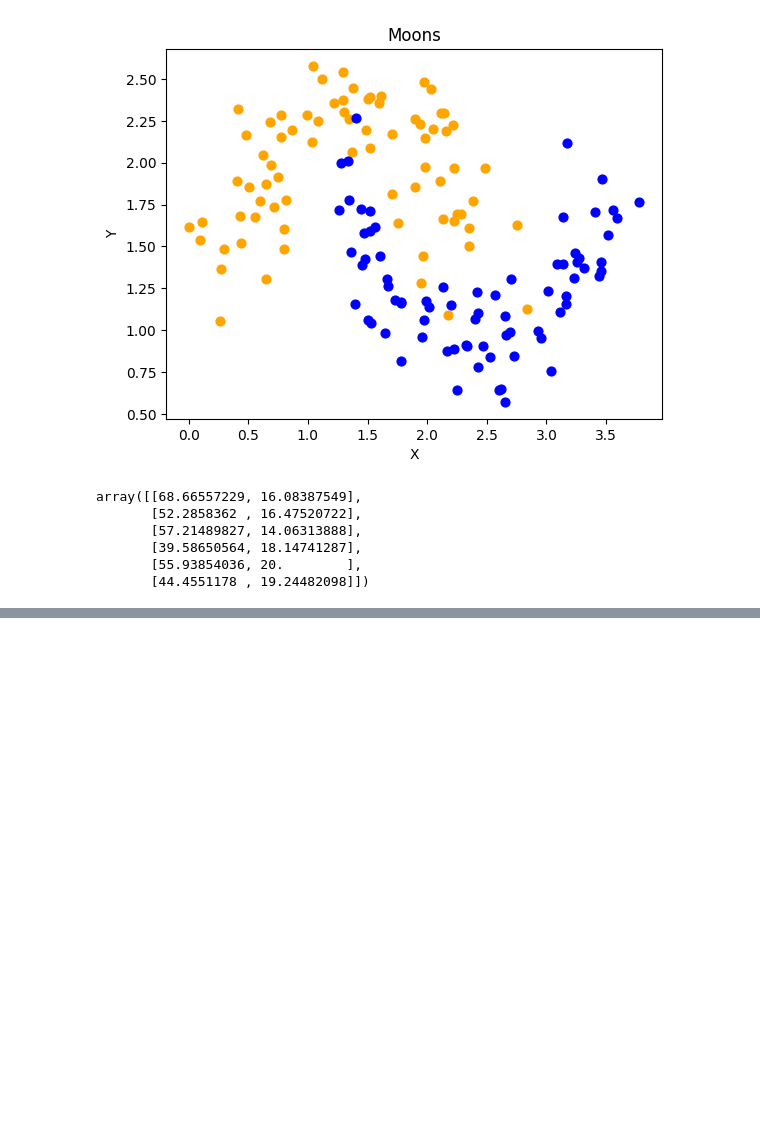
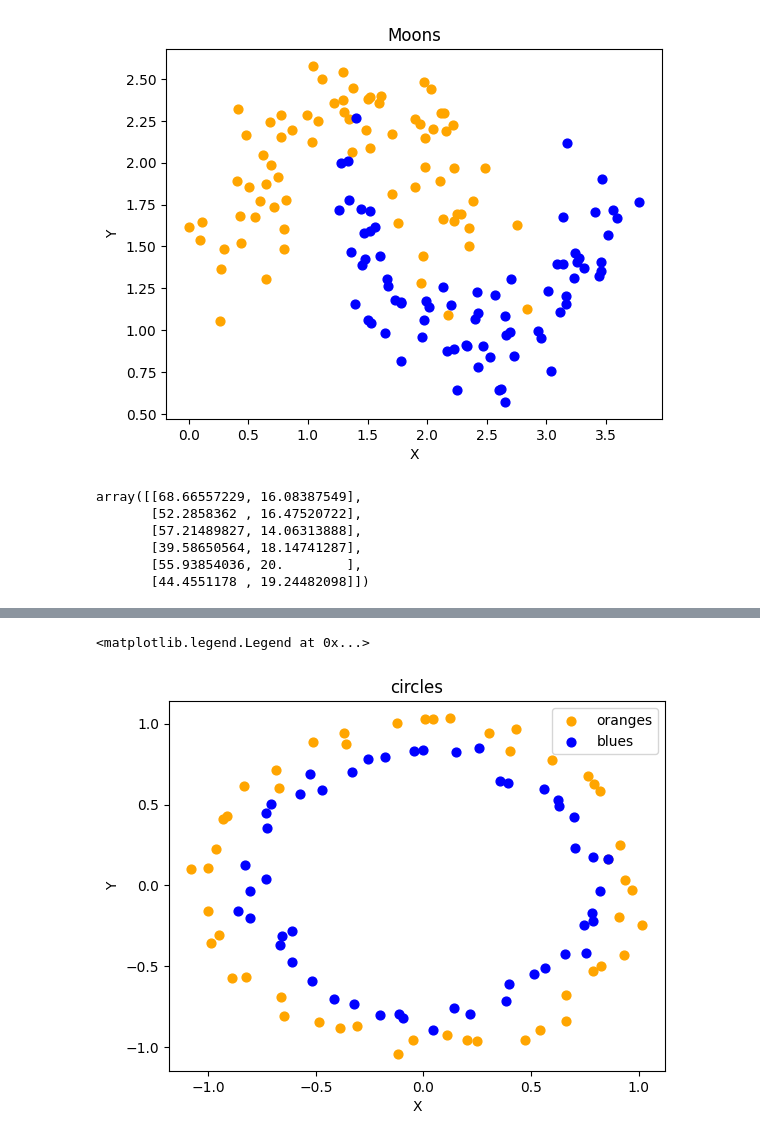
Before and after one commit to harmkenn/Python-Workbooks, a Jupyter notebook: python-course.eu/F_PC06_ArtificialData.ipynb, the cells around one changed output, grey strips where cells are left out. Saved outputs shown, nothing was run; the diff lists cells and outputs as text; code cells hidden in the pictures; blank space fills up the shorter version.

```diff
--- a/python-course.eu/F_PC06_ArtificialData.ipynb
+++ b/python-course.eu/F_PC06_ArtificialData.ipynb
@@ -390,0 +443,22 @@ array([[68.66557229, 16.08387549],
+# %%
+import sklearn.datasets as ds
+data, labels = ds.make_circles(n_samples=100,
+                             shuffle=True,
+                             noise=0.05,
+                             random_state=None)
+fig, ax = plt.subplots()
+
+ax.scatter(data[labels==0, 0], data[labels==0, 1],
+               c='orange', s=40, label='oranges')
+ax.scatter(data[labels==1, 0], data[labels==1, 1],
+               c='blue', s=40, label='blues')
+
+ax.set(xlabel='X',
+       ylabel='Y',
+       title='circles')
+
+
+ax.legend(loc='upper right')
+# %% [output]
+<matplotlib.legend.Legend at 0x...>
+[figure, added]
```
Also changed, not shown: parts of 7 cells of this notebook.
